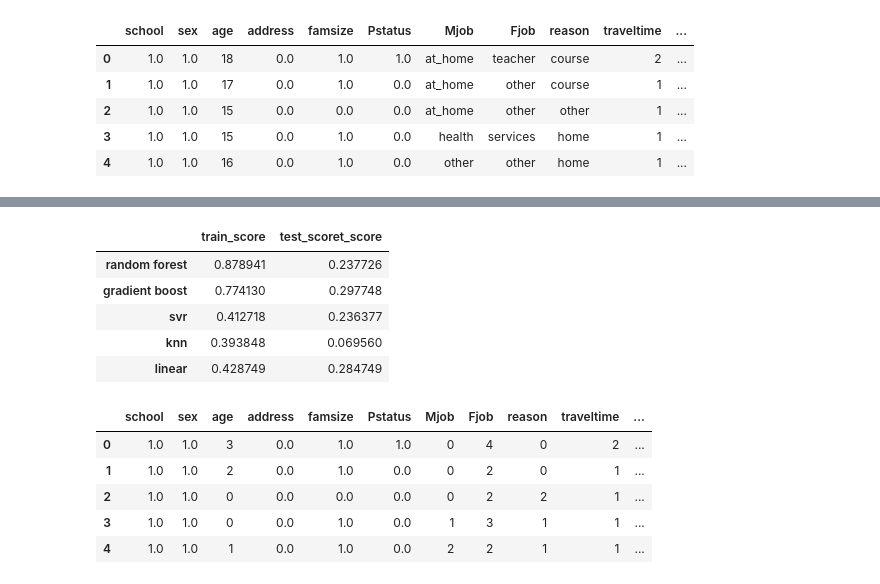
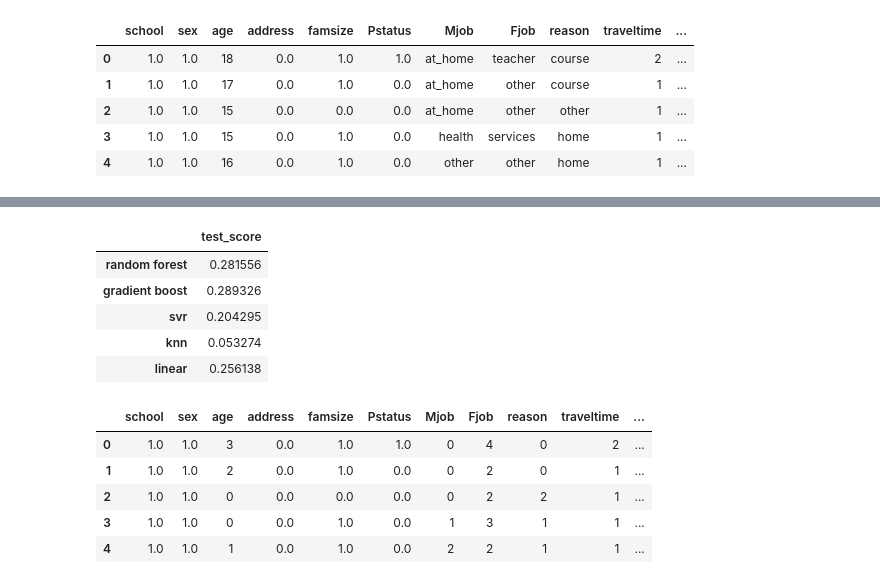
Before and after one commit to jmfrazier/Unit-3-files, a Jupyter notebook: Unit 3 capstone.ipynb, the cells around one changed output, grey strips where cells are left out. Drawn from its saved outputs; the diff is of its cells as text; code cells hidden in the pictures.

```diff
--- a/Unit 3 capstone.ipynb
+++ b/Unit 3 capstone.ipynb
@@ -32,3 +64,9 @@ df.head()
 | 2 | GP | F | 15 | U | LE3 | T | 1 | 1 | at_home | other | other | ... |
 | 3 | GP | F | 15 | U | GT3 | T | 4 | 2 | health | services | home | ... |
 | 4 | GP | F | 16 | U | GT3 | T | 3 | 3 | other | other | home | ... |
+# %%
+#our independent variables are grades in 3 periods. the meta data describes G3 as some average of the first two. Assuming it is
+#the score averaging 1 and 2 as well as some final test we will use this as our sole independent variable
+df['AvgG'] = df['G3']
+df = df.drop(['G1', 'G2', 'G3'],1)
+df.AvgG.describe()
@@ -44,8 +92,2 @@ plt.show()
 df['Walc'] = df['Walc'] + df['Dalc']
 df = df.drop('Dalc',1)
-# %%
-#our independent variables are grades in 3 periods. they all have colors implying almost a 100% correlation so lets redefine
-#them by averaging them into one overall score
-df['AvgG'] = (df['G1'] + df['G2'] + df['G3']) / 3
-df = df.drop(['G1', 'G2', 'G3'],1)
-df.AvgG.describe()
@@ -161,17 +193,16 @@ lr_train = lr.score(X_train,y_train)
 lr_test = lr.score(X_test,y_test)
 # %%
 scores = pd.DataFrame()
-scores['train_score'] = [rfc_train, gbc_train, svr_train, knn_train, lr_train]
-scores['test_scoret_score'] = [rfc_test, gbc_test, svr_test, knn_test, lr_test]
+scores['test_score'] = [rfc_test, gbc_test, svr_test, knn_test, lr_test]
 scores.index = ['random forest', 'gradient boost', 'svr', 'knn', 'linear']
 scores
 # %% [output]
-|  | train_score | test_scoret_score |
-| random forest | 0.878941 | 0.237726 |
-| gradient boost | 0.774130 | 0.297748 |
-| svr | 0.412718 | 0.236377 |
-| knn | 0.393848 | 0.069560 |
-| linear | 0.428749 | 0.284749 |
+|  | test_score |
+| random forest | 0.281556 |
+| gradient boost | 0.289326 |
+| svr | 0.204295 |
+| knn | 0.053274 |
+| linear | 0.256138 |
 # %%
 #lets go ahead and try the same thing with label encoded variables like we discussed earlier to see if this improves anything
 l2 =['age', 'Mjob', 'Fjob', 'reason']
```
Also changed, not shown: parts of 73 cells of this notebook.
